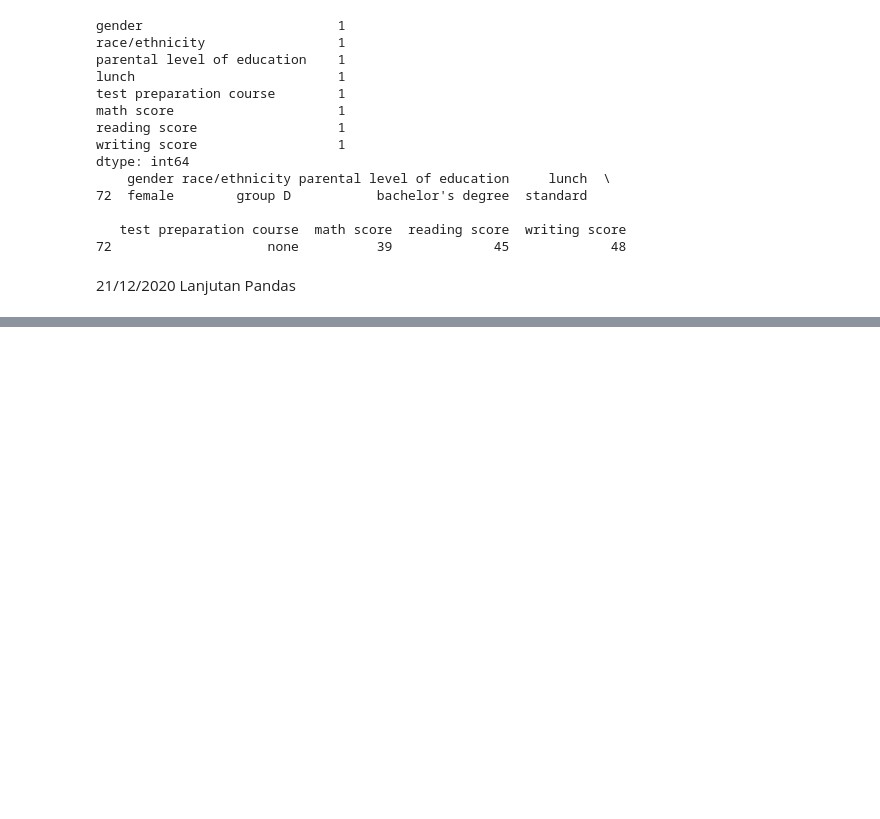
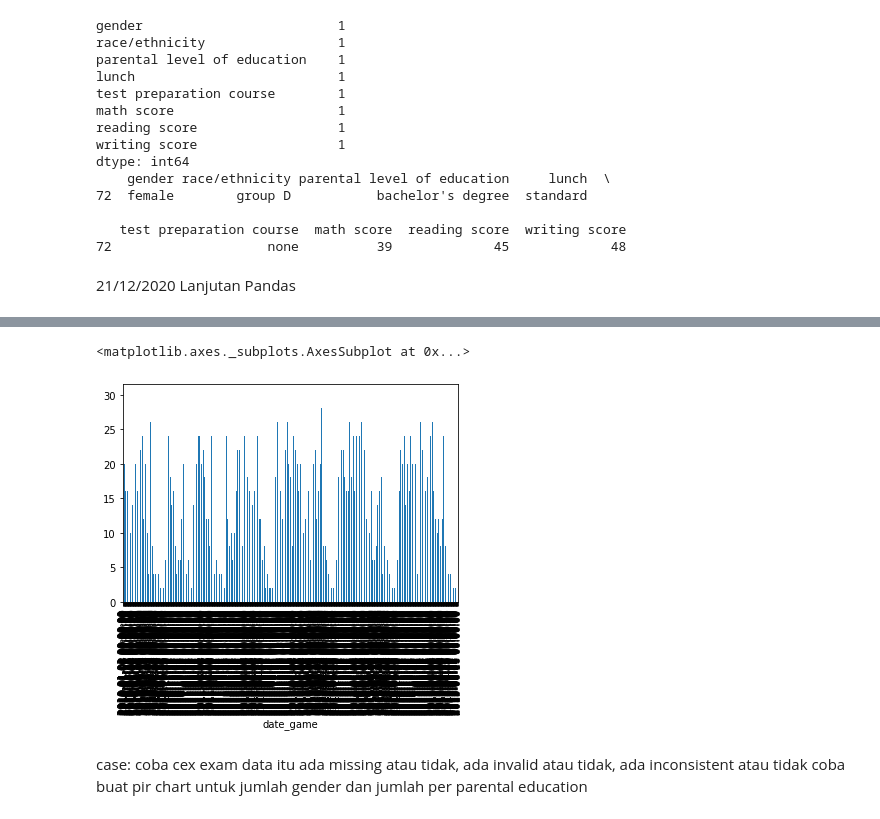
Before and after one commit to pHeesari/H8_050, a Jupyter notebook: Intro_to_Python.ipynb, the cells around one changed output, grey strips where cells are left out. Drawn from its saved outputs; the diff is of its cells as text; code cells hidden in the pictures; blank space fills up the shorter version.

```diff
--- a/Intro_to_Python.ipynb
+++ b/Intro_to_Python.ipynb
@@ -360,0 +431,2 @@ dtype: int64
+# %%
+df['date_game'] = pd.to_datetime(df['date_game'])
@@ -360,0 +534,6 @@ dtype: int64
+# %%
+df_isi = df.copy()
+df["notes"].fillna(
+    value="no totes at all",
+    inplace=True
+)
@@ -360,0 +576,9 @@ dtype: int64
+# %%
+df_isi[(df_isi['date_game']>='2010-01-01')].groupby(['date_game'])['date_game'].count().plot(kind='bar')
+# %% [output]
+<matplotlib.axes._subplots.AxesSubplot at 0x...>
+[figure, added]
+# %% [markdown]
+case:
+coba cex exam data itu ada missing atau tidak, ada invalid atau tidak, ada inconsistent atau tidak
+coba buat pir chart untuk jumlah gender dan jumlah per parental education
```
Also changed, not shown: parts of 41 cells of this notebook.
